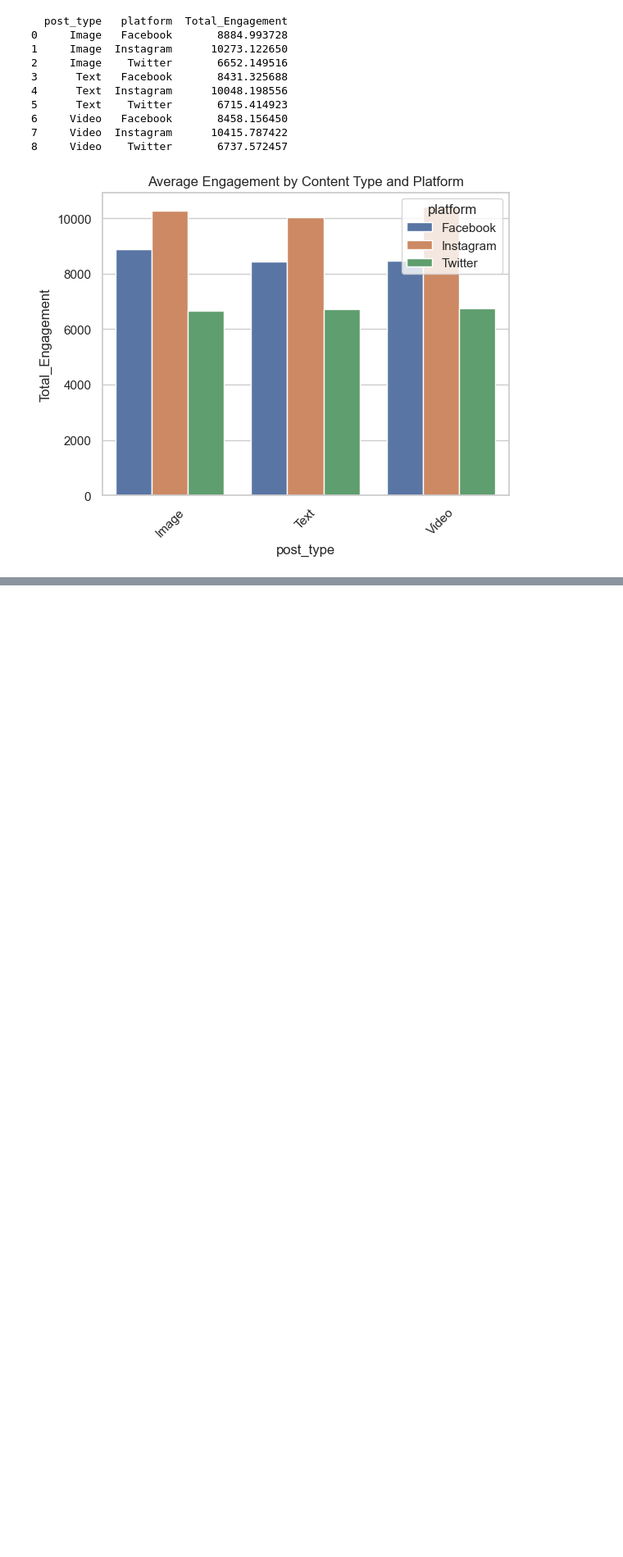
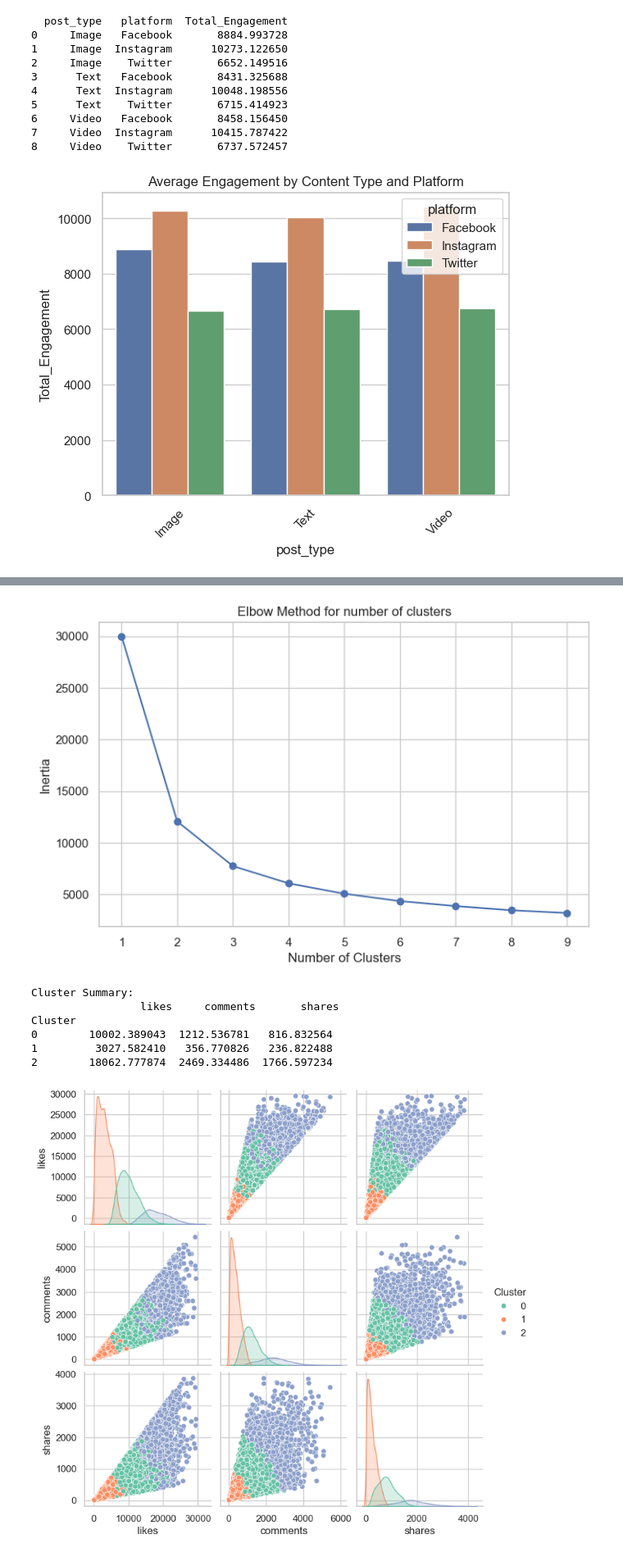
Before and after one commit to TharushiMaduhansi/21020592_Assignment_SocialMediaAnalytics, a Jupyter notebook: analysis.ipynb, the cells around one changed output, grey strips where cells are left out. Shown at 82% size. Saved outputs shown, nothing was run; the diff lists cells and outputs as text; code cells hidden in the pictures; blank space fills up the shorter version.

```diff
--- a/analysis.ipynb
+++ b/analysis.ipynb
@@ -141,0 +219,37 @@ plt.show()
+# %%
+# KMeans clustering
+cluster_cols = df[['likes', 'comments', 'shares']]
+
+scaler = StandardScaler()
+scaled = scaler.fit_transform(cluster_cols)
+inertia = []
+k_range = range(1, 10)
+for k in k_range:
+    kmeans = KMeans(n_clusters=k, random_state=42)
+    kmeans.fit(scaled)
+    inertia.append(kmeans.inertia_)
+
+plt.figure(figsize=(8,5))
+plt.plot(k_range, inertia, marker='o')
+plt.xlabel('Number of Clusters')
+plt.ylabel('Inertia')
+plt.title('Elbow Method for number of clusters')
+plt.show()
+
+kmeans = KMeans(n_clusters=3, random_state=42)
+df['Cluster'] = kmeans.fit_predict(scaled)
+
+summary = df.groupby('Cluster')[['likes', 'comments', 'shares']].mean()
+print("Cluster Summary:\n", summary)
+
+sns.pairplot(df, vars=['likes','comments','shares'], hue='Cluster', palette='Set2')
+plt.show()
+# %% [output]
+[figure, added]
+Cluster Summary:
+                 likes     comments       shares
+Cluster
+0        10002.389043  1212.536781   816.832564
+1         3027.582410   356.770826   236.822488
+2        18062.777874  2469.334486  1766.597234
+[figure, added]
```
Also changed, not shown: parts of 8 cells of this notebook.
